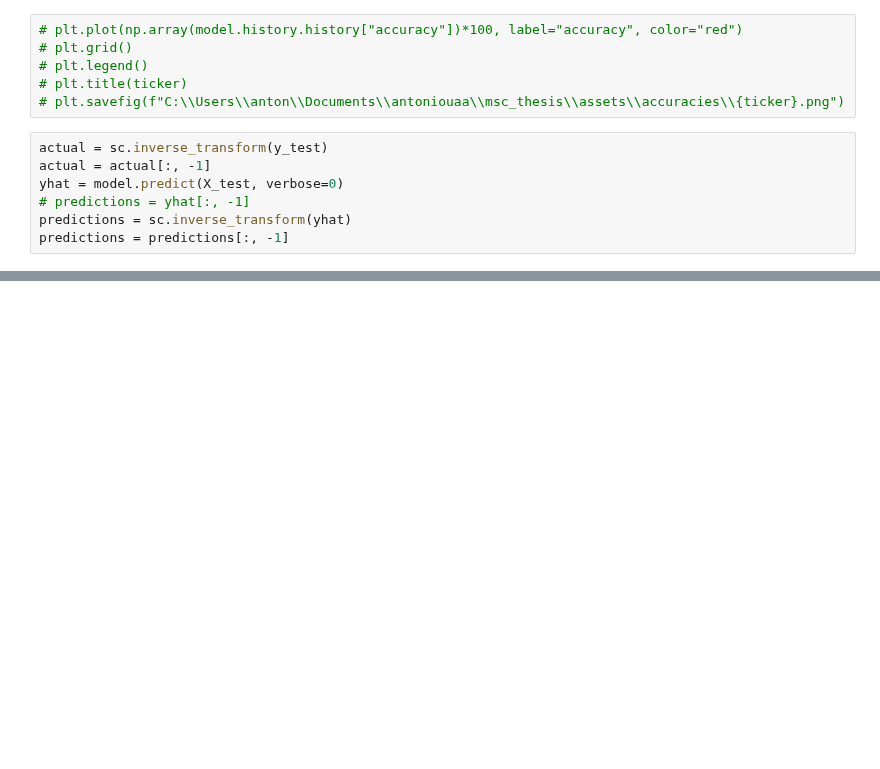
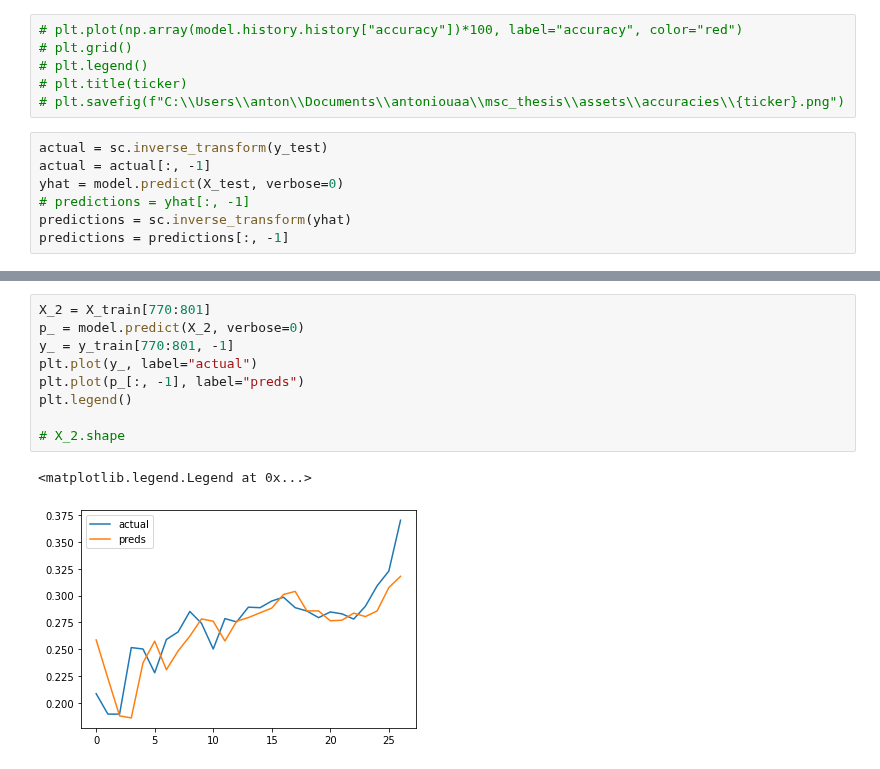
Before and after one commit to antoniouaa/msc_thesis, a Jupyter notebook: src/lstm/lstm.ipynb, the cells around one changed output, grey strips where cells are left out. Drawn from its saved outputs; the diff is of its cells as text; blank space fills up the shorter version.

```diff
--- a/src/lstm/lstm.ipynb
+++ b/src/lstm/lstm.ipynb
@@ -165,0 +177,12 @@ plt.grid(); #plt.legend()
+# %%
+X_2 = X_train[770:801]
+p_ = model.predict(X_2, verbose=0)
+y_ = y_train[770:801, -1]
+plt.plot(y_, label="actual")
+plt.plot(p_[:, -1], label="preds")
+plt.legend()
+
+# X_2.shape
+# %% [output]
+<matplotlib.legend.Legend at 0x...>
+[figure, added]
```
Also changed, not shown: parts of 9 cells of this notebook, 11 other files.
